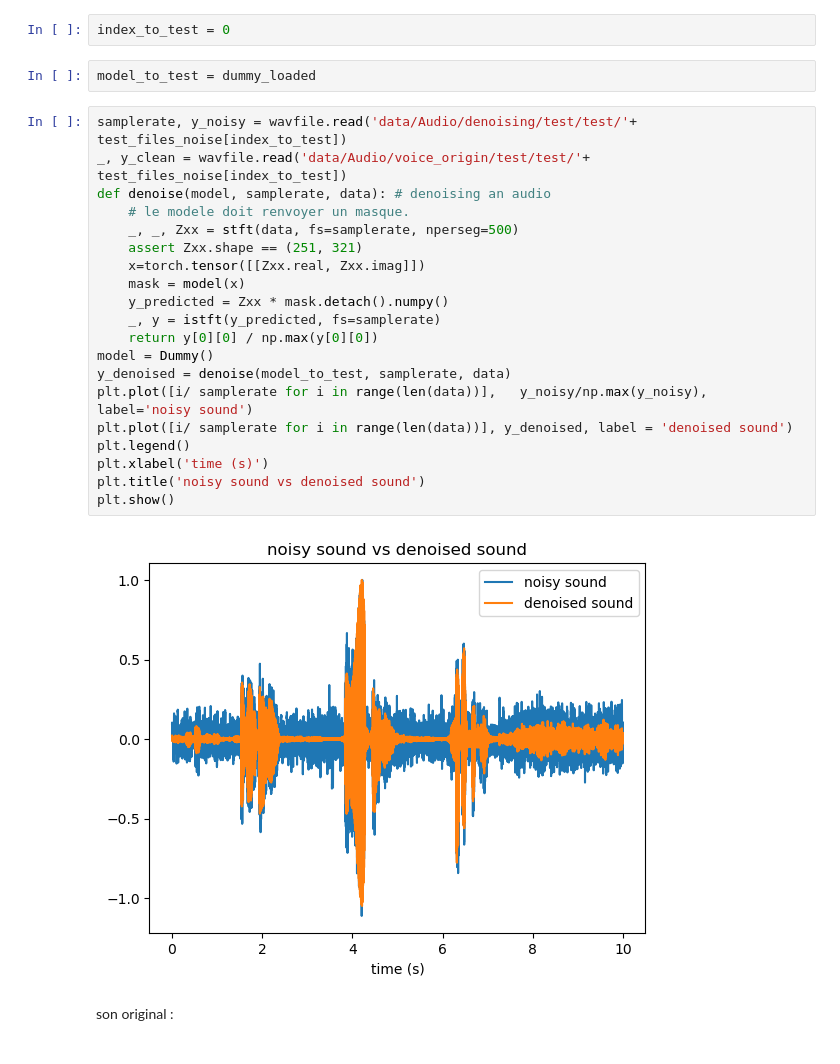
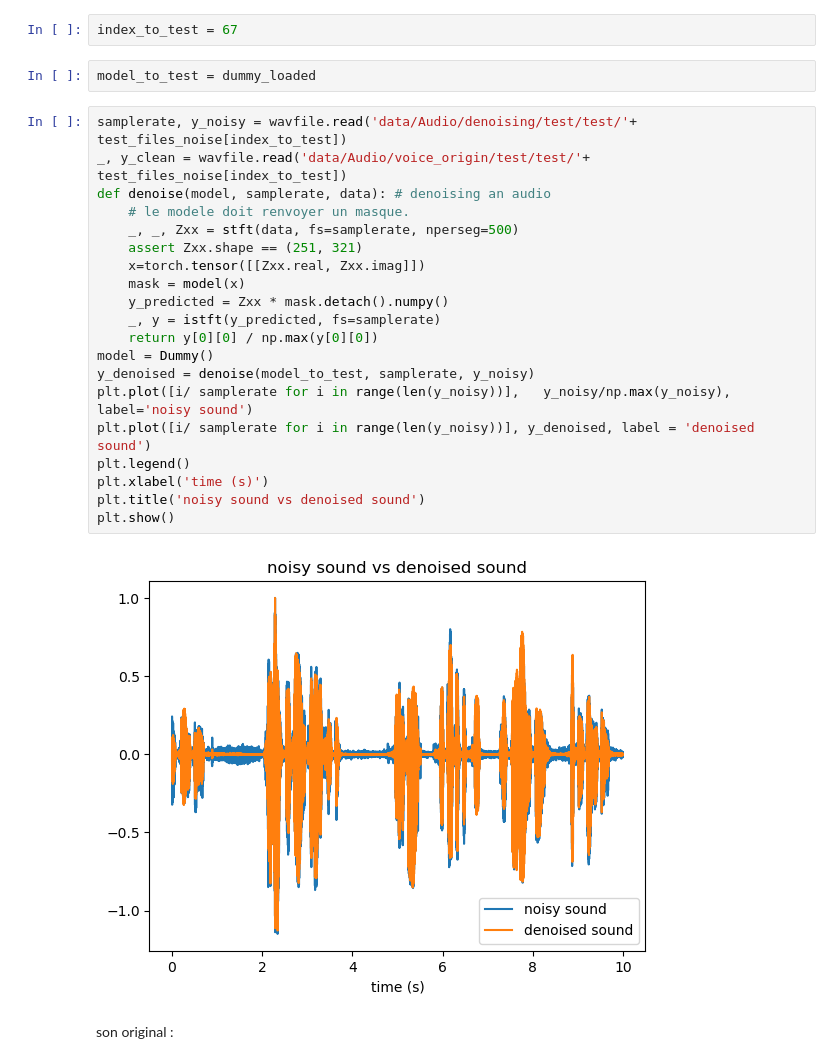
Before and after one commit to gregoirebechade/dlts_final, a Jupyter notebook: exploring.ipynb, the cells around one changed output. Drawn from its saved outputs; the diff is of its cells as text.

```diff
--- a/exploring.ipynb
+++ b/exploring.ipynb
@@ -297,31 +297,31 @@ def spectrogram_to_audio(spectrogram):
 # %% [markdown]
 test avec un fichier :
 # %%
-index_to_test = 0
+index_to_test = 67
 # %%
 model_to_test = dummy_loaded
 # %%
 samplerate, y_noisy = wavfile.read('data/Audio/denoising/test/test/'+ test_files_noise[index_to_test])
 _, y_clean = wavfile.read('data/Audio/voice_origin/test/test/'+ test_files_noise[index_to_test])
 def denoise(model, samplerate, data): # denoising an audio
     # le modele doit renvoyer un masque.
     _, _, Zxx = stft(data, fs=samplerate, nperseg=500)
     assert Zxx.shape == (251, 321)
     x=torch.tensor([[Zxx.real, Zxx.imag]])
     mask = model(x)
     y_predicted = Zxx * mask.detach().numpy()
     _, y = istft(y_predicted, fs=samplerate)
     return y[0][0] / np.max(y[0][0])
 model = Dummy()
-y_denoised = denoise(model_to_test, samplerate, data)
-plt.plot([i/ samplerate for i in range(len(data))],   y_noisy/np.max(y_noisy), label='noisy sound')
-plt.plot([i/ samplerate for i in range(len(data))], y_denoised, label = 'denoised sound')
+y_denoised = denoise(model_to_test, samplerate, y_noisy)
+plt.plot([i/ samplerate for i in range(len(y_noisy))],   y_noisy/np.max(y_noisy), label='noisy sound')
+plt.plot([i/ samplerate for i in range(len(y_noisy))], y_denoised, label = 'denoised sound')
 plt.legend()
 plt.xlabel('time (s)')
 plt.title('noisy sound vs denoised sound')
 plt.show()
 # %% [output]
-[figure, old version]
+[figure, new version]
 # %% [markdown]
 son original :
 # %%
```
Also changed, not shown: parts of 2 cells of this notebook.
